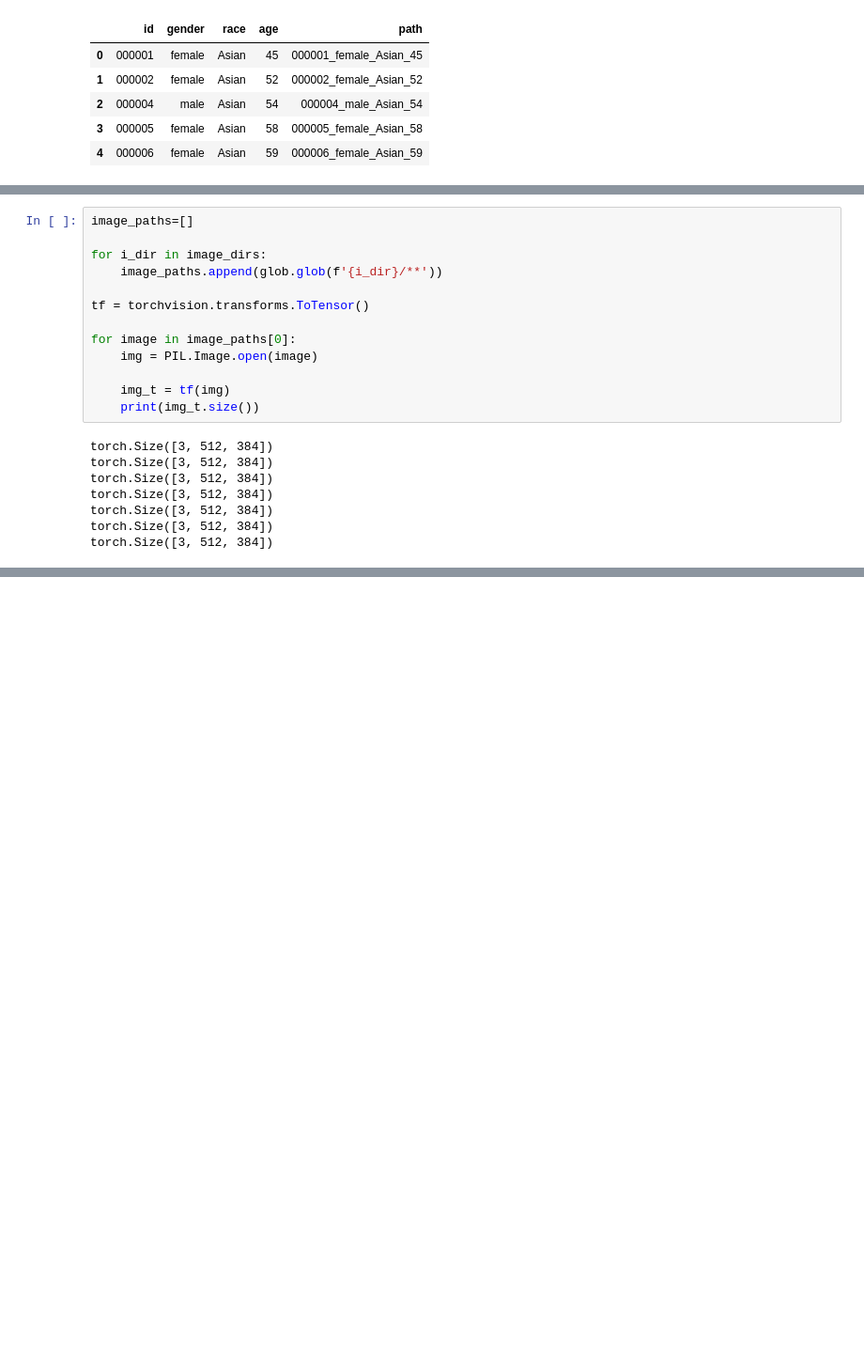
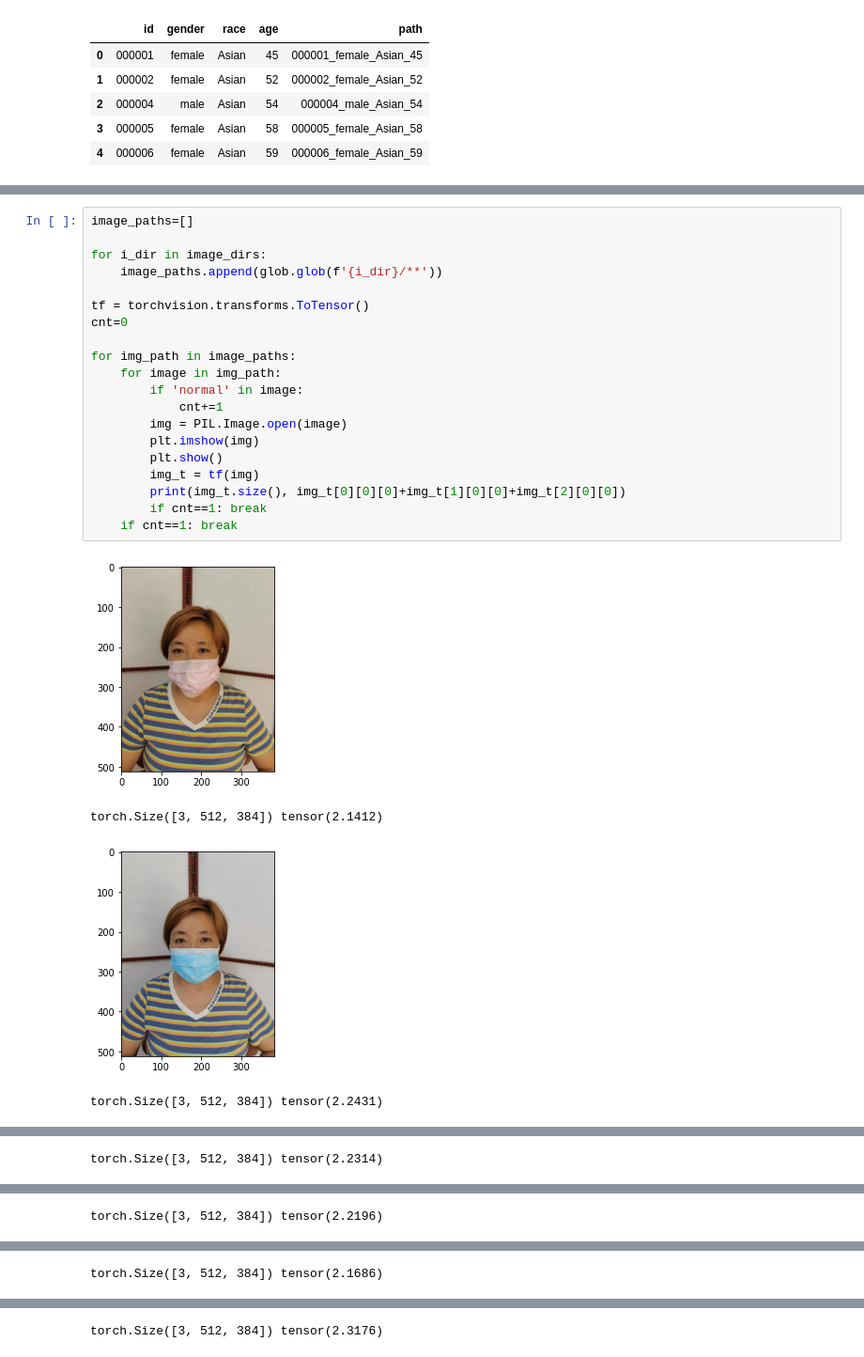
Before and after one commit to boostcampaitech2/image-classification-level1-29, a Jupyter notebook: jgyu/EDA/eda_practice.ipynb, the cells around one changed output, grey strips where cells are left out. Shown at 94% size. Drawn from its saved outputs; the diff is of its cells as text; blank space fills up the shorter version.

Commit message:
add : image check & y distribution

```diff
--- a/jgyu/EDA/eda_practice.ipynb
+++ b/jgyu/EDA/eda_practice.ipynb
@@ -41,21 +46,25 @@ for img_path in data.path:
 # %%
 image_paths=[]
 
 for i_dir in image_dirs:
     image_paths.append(glob.glob(f'{i_dir}/**'))
 
 tf = torchvision.transforms.ToTensor()
+cnt=0
 
-for image in image_paths[0]:
-    img = PIL.Image.open(image)
-
-    img_t = tf(img)
-    print(img_t.size())
+for img_path in image_paths:
+    for image in img_path:
+        if 'normal' in image:
+            cnt+=1
+        img = PIL.Image.open(image)
+        plt.imshow(img)
+        plt.show()
+        img_t = tf(img)
+        print(img_t.size(), img_t[0][0][0]+img_t[1][0][0]+img_t[2][0][0])
+        if cnt==1: break
+    if cnt==1: break
 # %% [output]
+[figure, added]
-torch.Size([3, 512, 384])
-torch.Size([3, 512, 384])
-torch.Size([3, 512, 384])
-torch.Size([3, 512, 384])
-torch.Size([3, 512, 384])
-torch.Size([3, 512, 384])
-torch.Size([3, 512, 384])
+torch.Size([3, 512, 384]) tensor(2.1412)
+[figure, added]
+torch.Size([3, 512, 384]) tensor(2.2431)
@@ -61,0 +72 @@ torch.Size([3, 512, 384])
+torch.Size([3, 512, 384]) tensor(2.2314)
@@ -61,0 +74 @@ torch.Size([3, 512, 384])
+torch.Size([3, 512, 384]) tensor(2.2196)
@@ -61,0 +76 @@ torch.Size([3, 512, 384])
+torch.Size([3, 512, 384]) tensor(2.1686)
@@ -61,0 +78 @@ torch.Size([3, 512, 384])
+torch.Size([3, 512, 384]) tensor(2.3176)
```
Also changed, not shown: parts of 4 cells of this notebook.
